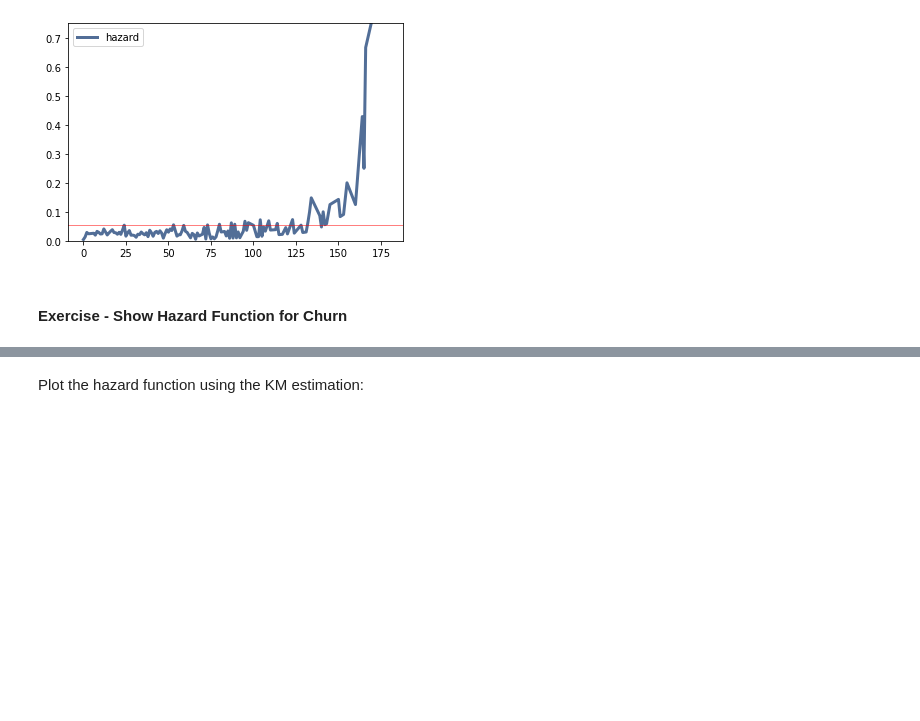
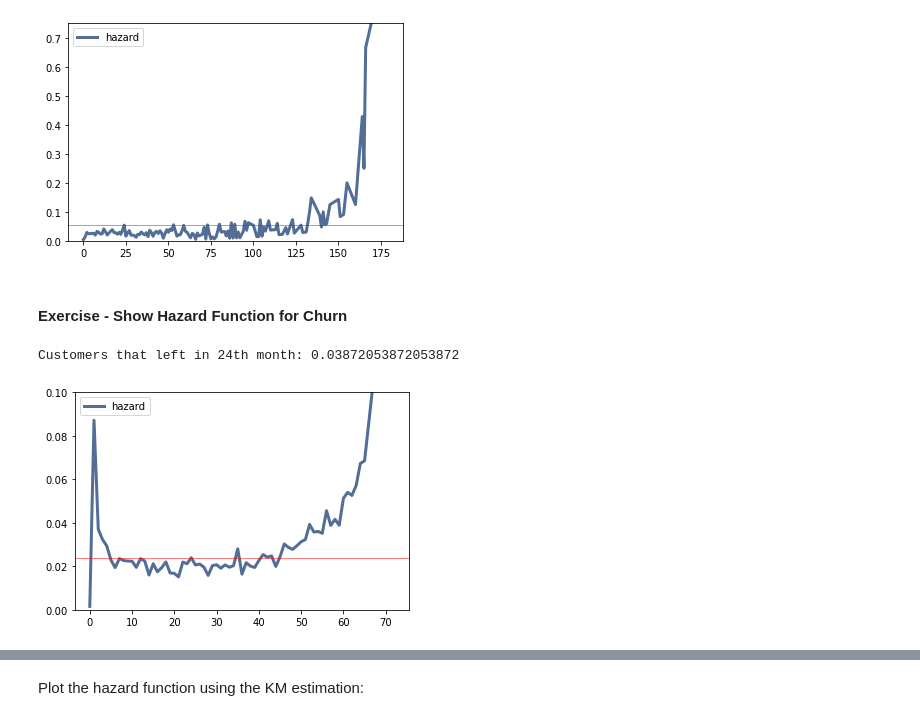
Before and after one commit to SidhST12/Basic_Stats_in_Python_Student_Workbooks, a Jupyter notebook: 029_Survival.ipynb, the cells around one changed output, grey strips where cells are left out. Drawn from its saved outputs; the diff is of its cells as text; code cells hidden in the pictures; blank space fills up the shorter version.

```diff
--- a/029_Survival.ipynb
+++ b/029_Survival.ipynb
@@ -148,6 +148,15 @@ Employees that left in 24th month: 0.05387205387205399
 [figure]
 # %% [markdown]
 #### Exercise - Show Hazard Function for Churn
+# %%
+hf2 = sf2.MakeHazardFunction(label='hazard')
+print("Customers that left in 24th month:",hf[24])
+thinkplot.Plot(hf2)
+thinkplot.axhline(hf2[24], color="red")
+thinkplot.Config(ylim=[0, 0.1], loc='upper left')
+# %% [output]
+Customers that left in 24th month: 0.03872053872053872
+[figure, added]
 # %% [markdown]
 ## Estimation: Kaplan-Meier
 
```
